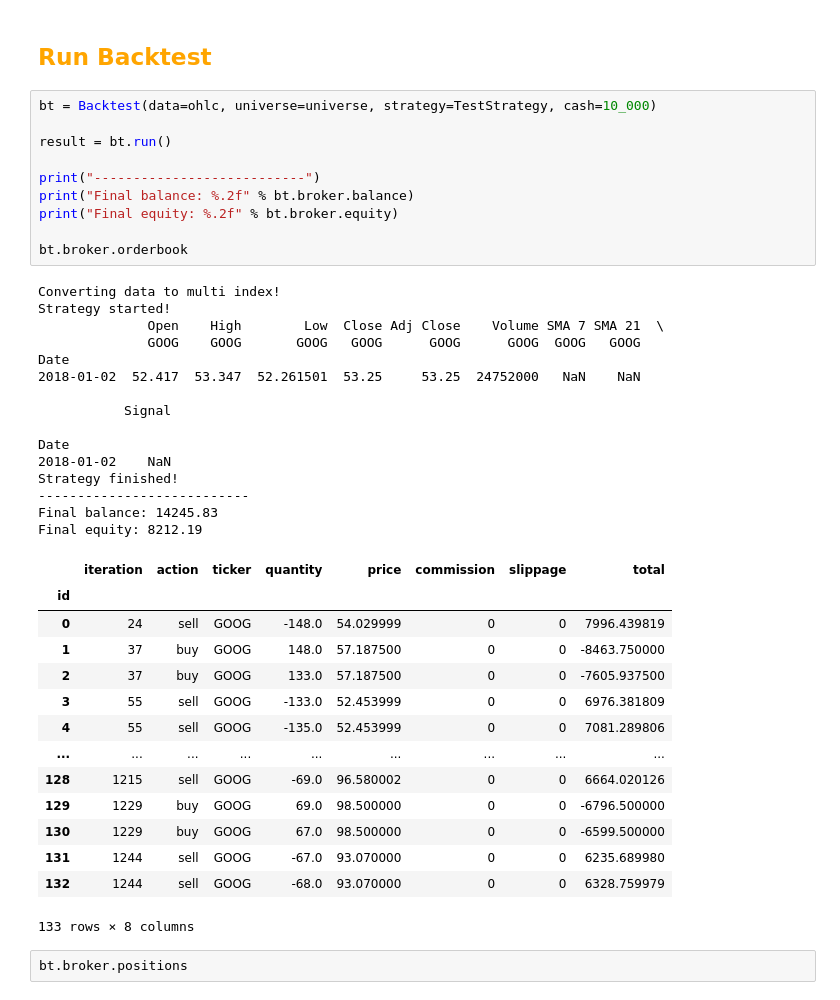
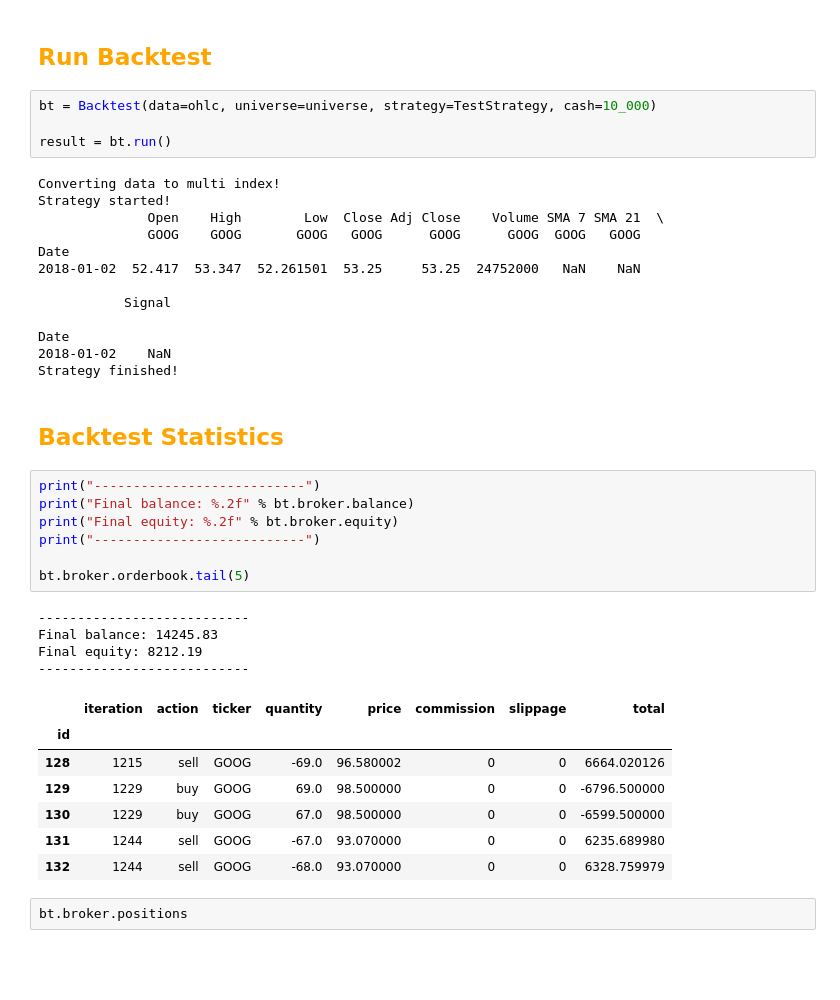
Before and after one commit to ninebel/nbacktest, a Jupyter notebook: examples/Example SMA Cross Trade.ipynb, the cells around one changed output. Saved outputs shown, nothing was run; the diff lists cells and outputs as text; blank space fills up the shorter version.

```diff
--- a/examples/Example SMA Cross Trade.ipynb
+++ b/examples/Example SMA Cross Trade.ipynb
@@ -95,46 +100,44 @@ ohlc.tail()
 | 2022-12-30 | 87.364998 | 88.830002 | 87.029999 | 88.730003 | 88.730003 | 19190300 | 88.627143 | 92.733809 |
 # %% [markdown]
 ## <font color='orange'><b>Run Backtest</b></font>
+# %%
+bt = Backtest(data=ohlc, universe=universe, strategy=TestStrategy, cash=10_000)
+
+result = bt.run()
+# %% [output]
+Converting data to multi index!
+Strategy started!
+              Open    High        Low  Close Adj Close    Volume SMA 7 SMA 21  \
+              GOOG    GOOG       GOOG   GOOG      GOOG      GOOG  GOOG   GOOG
+Date
+2018-01-02  52.417  53.347  52.261501  53.25     53.25  24752000   NaN    NaN
+
+           Signal
+
+Date
+2018-01-02    NaN
+Strategy finished!
+# %% [markdown]
+## <font color='orange'><b>Backtest Statistics</b></font>
 # %%
-bt = Backtest(data=ohlc, universe=universe, strategy=TestStrategy, cash=10_000)
-
-result = bt.run()
-
 print("---------------------------")
 print("Final balance: %.2f" % bt.broker.balance)
 print("Final equity: %.2f" % bt.broker.equity)
+print("---------------------------")
 
-bt.broker.orderbook
+bt.broker.orderbook.tail(5)
 # %% [output]
-Converting data to multi index!
-Strategy started!
-              Open    High        Low  Close Adj Close    Volume SMA 7 SMA 21  \
-              GOOG    GOOG       GOOG   GOOG      GOOG      GOOG  GOOG   GOOG
-Date
-2018-01-02  52.417  53.347  52.261501  53.25     53.25  24752000   NaN    NaN
-
-           Signal
-
-Date
-2018-01-02    NaN
-Strategy finished!
 ---------------------------
 Final balance: 14245.83
 Final equity: 8212.19
+---------------------------
 |  | iteration | action | ticker | quantity | price | commission | slippage | total |
 | id |  |  |  |  |  |  |  |  |
-| 0 | 24 | sell | GOOG | -148.0 | 54.029999 | 0 | 0 | 7996.439819 |
-| 1 | 37 | buy | GOOG | 148.0 | 57.187500 | 0 | 0 | -8463.750000 |
-| 2 | 37 | buy | GOOG | 133.0 | 57.187500 | 0 | 0 | -7605.937500 |
-| 3 | 55 | sell | GOOG | -133.0 | 52.453999 | 0 | 0 | 6976.381809 |
-| 4 | 55 | sell | GOOG | -135.0 | 52.453999 | 0 | 0 | 7081.289806 |
-| ... | ... | ... | ... | ... | ... | ... | ... | ... |
 | 128 | 1215 | sell | GOOG | -69.0 | 96.580002 | 0 | 0 | 6664.020126 |
 | 129 | 1229 | buy | GOOG | 69.0 | 98.500000 | 0 | 0 | -6796.500000 |
 | 130 | 1229 | buy | GOOG | 67.0 | 98.500000 | 0 | 0 | -6599.500000 |
 | 131 | 1244 | sell | GOOG | -67.0 | 93.070000 | 0 | 0 | 6235.689980 |
 | 132 | 1244 | sell | GOOG | -68.0 | 93.070000 | 0 | 0 | 6328.759979 |
-133 rows × 8 columns
 # %%
 bt.broker.positions
 # %% [output]
```
Also changed, not shown: parts of 11 cells of this notebook, 1 other file.
